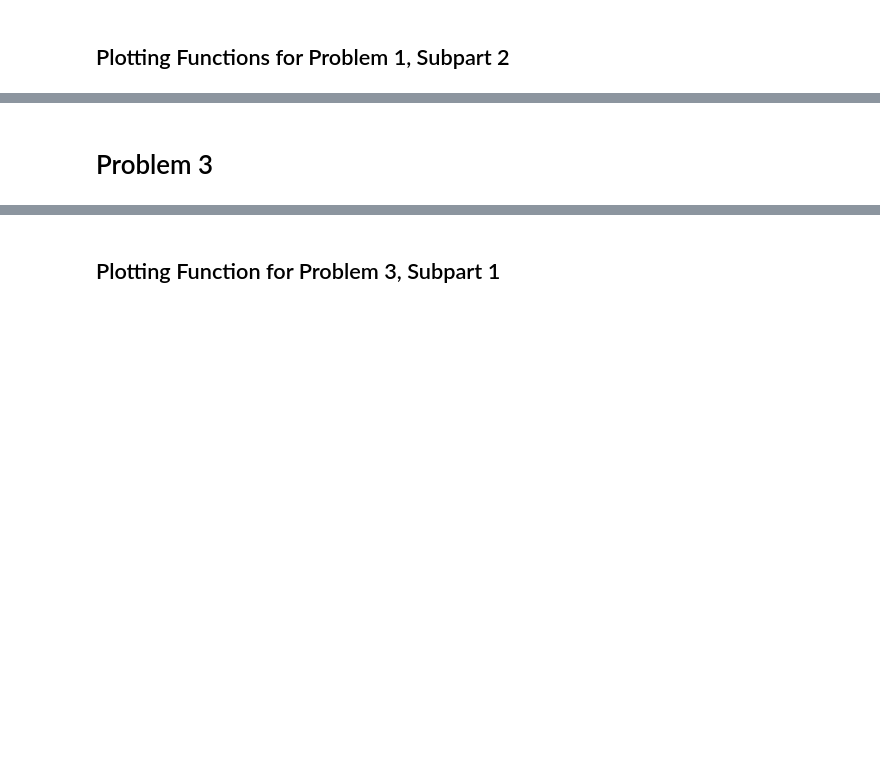
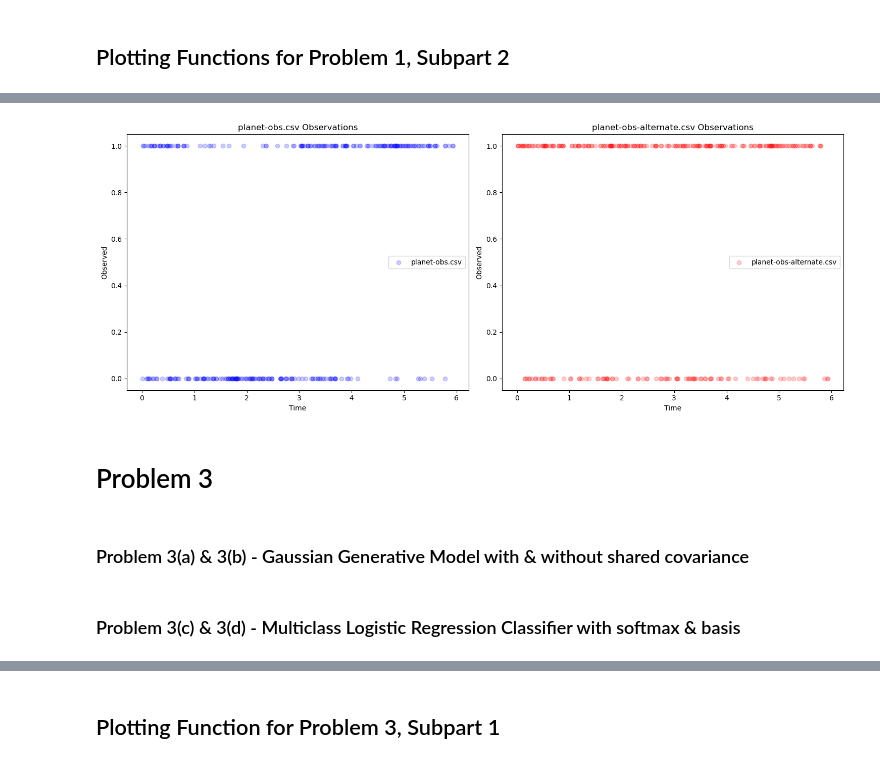
Before and after one commit to sabrinahu5/cs181-s24-homeworks, a Jupyter notebook: hw2/homework2.ipynb, the cells around one changed output, grey strips where cells are left out. Saved outputs shown, nothing was run; the diff lists cells and outputs as text; code cells hidden in the pictures; blank space fills up the shorter version.

```diff
--- a/hw2/homework2.ipynb
+++ b/hw2/homework2.ipynb
@@ -164,5 +188,37 @@ plot_results(basis3, 'basis3')
+# %%
+# Load the datasets
+planet_obs = pd.read_csv('data/planet-obs.csv')
+planet_obs_alternate = pd.read_csv('data/planet-obs-alternate.csv')
+
+# Clean the data
+planet_obs.columns = planet_obs.columns.str.strip()  # Remove any leading/trailing whitespaces
+planet_obs_alternate.columns = planet_obs_alternate.columns.str.strip()  # Remove any leading/trailing whitespaces
+# %%
+# Compare the observations side by side
+fig, axs = plt.subplots(1, 2, figsize=(15, 6))
+
+# Plot for planet-obs.csv
+axs[0].scatter(planet_obs['# Time'], planet_obs['Observed'], color='blue', label='planet-obs.csv', alpha=0.2)
+axs[0].set_title('planet-obs.csv Observations')
+axs[0].set_xlabel('Time')
+axs[0].set_ylabel('Observed')
+axs[0].legend()
+
+# Plot for planet-obs-alternate.csv
+axs[1].scatter(planet_obs_alternate['# Time'], planet_obs_alternate['Observed'], color='red', label='planet-obs-alternate.csv', alpha=0.2)
+axs[1].set_title('planet-obs-alternate.csv Observations')
+axs[1].set_xlabel('Time')
+axs[1].set_ylabel('Observed')
+axs[1].legend()
+
+plt.tight_layout()
+plt.show()
+# %% [output]
+[figure, added]
 # %% [markdown]
 # Problem 3
+# %% [markdown]
+### Problem 3(a) & 3(b) - Gaussian Generative Model with & without shared covariance
 # %%
 class GaussianGenerativeModel:
     def __init__(self, is_shared_covariance=False):
@@ -208 +305,3 @@ class GaussianGenerativeModel:
+# %% [markdown]
+### Problem 3(c) & 3(d) - Multiclass Logistic Regression Classifier with softmax & basis
 # %%
```
Also changed, not shown: parts of 18 cells of this notebook, 6 other files.
